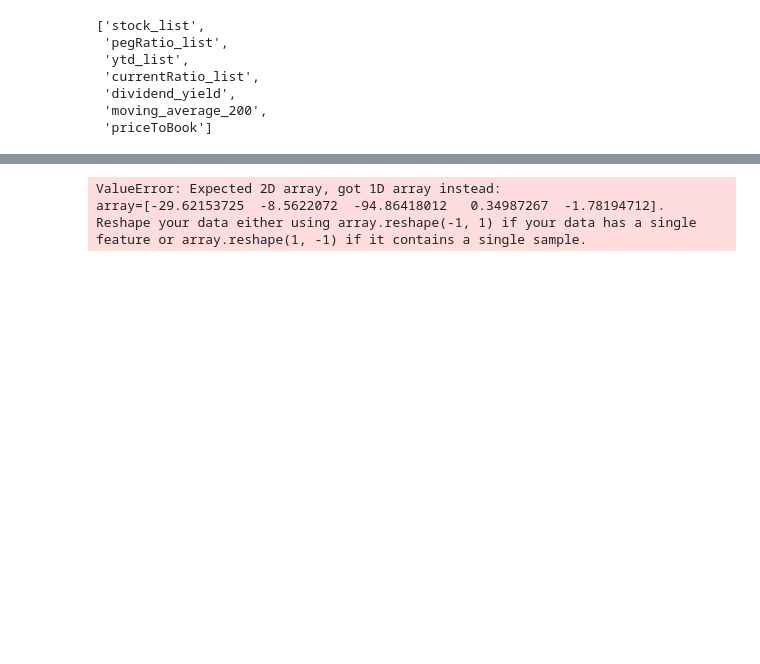
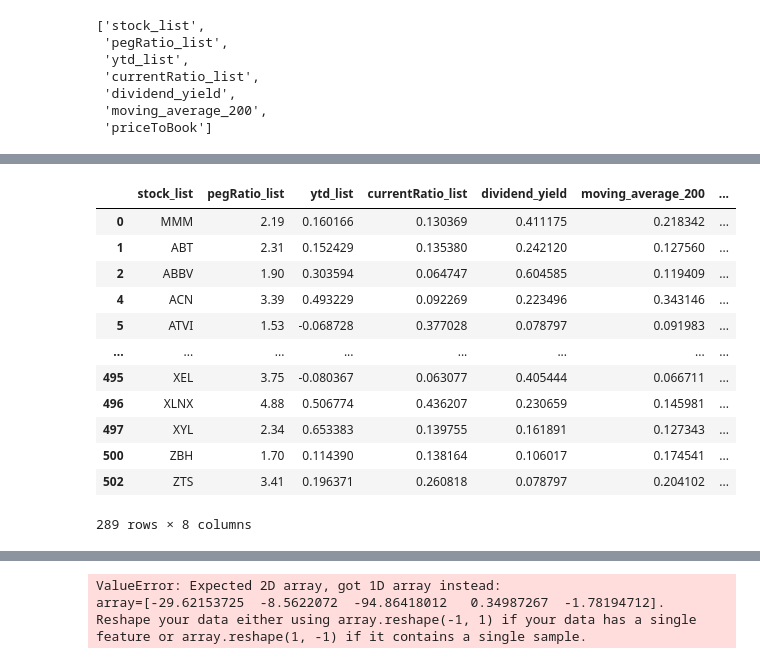
Before and after one commit to rudragarg/trading_bot_futures, a Jupyter notebook: APT OLS Model.ipynb, the cells around one changed output, grey strips where cells are left out. Cells and saved outputs as stored; diff of their text form; code cells hidden in the pictures; blank space fills up the shorter version.

```diff
--- a/APT OLS Model.ipynb
+++ b/APT OLS Model.ipynb
@@ -245 +242,17 @@ df['bins'].value_counts().sort_index()
 Name: bins, dtype: int64
+# %%
+df
+# %% [output]
+|  | stock_list | pegRatio_list | ytd_list | currentRatio_list | dividend_yield | moving_average_200 | ... |
+| 0 | MMM | 2.19 | 0.160166 | 0.130369 | 0.411175 | 0.218342 | ... |
+| 1 | ABT | 2.31 | 0.152429 | 0.135380 | 0.242120 | 0.127560 | ... |
+| 2 | ABBV | 1.90 | 0.303594 | 0.064747 | 0.604585 | 0.119409 | ... |
+| 4 | ACN | 3.39 | 0.493229 | 0.092269 | 0.223496 | 0.343146 | ... |
+| 5 | ATVI | 1.53 | -0.068728 | 0.377028 | 0.078797 | 0.091983 | ... |
+| ... | ... | ... | ... | ... | ... | ... | ... |
+| 495 | XEL | 3.75 | -0.080367 | 0.063077 | 0.405444 | 0.066711 | ... |
+| 496 | XLNX | 4.88 | 0.506774 | 0.436207 | 0.230659 | 0.145981 | ... |
+| 497 | XYL | 2.34 | 0.653383 | 0.139755 | 0.161891 | 0.127343 | ... |
+| 500 | ZBH | 1.70 | 0.114390 | 0.138164 | 0.106017 | 0.174541 | ... |
+| 502 | ZTS | 3.41 | 0.196371 | 0.260818 | 0.078797 | 0.204102 | ... |
+289 rows × 8 columns
```
Also changed, not shown: parts of 31 cells of this notebook.
